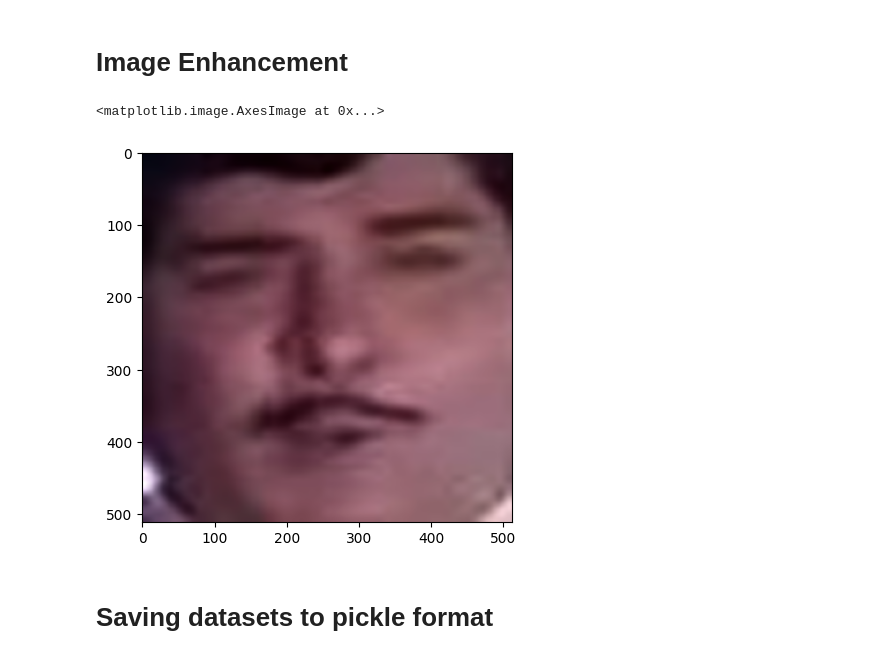
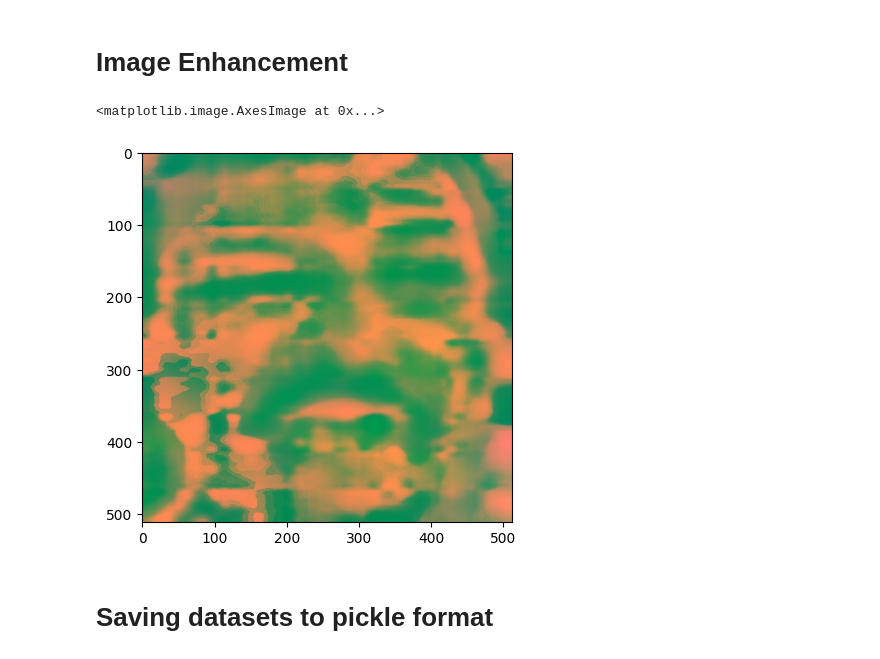
Before and after one commit to LovePelmeni/Age-Face-Recognition-App, a Jupyter notebook: experiments/current_experiment/notebooks/preprocessing.ipynb, the cells around one changed output. Drawn from its saved outputs; the diff is of its cells as text; code cells hidden in the pictures.

```diff
--- a/experiments/current_experiment/notebooks/preprocessing.ipynb
+++ b/experiments/current_experiment/notebooks/preprocessing.ipynb
@@ -91,13 +91,16 @@ def to_png(img):
         print('sdffdss')
         raise RuntimeError('conversion failed')
 
-def to_rgb(img):
+def to_lab(img):
     file = Image.open(img)
     if numpy.array(file).shape[2] == 4:
-        file = cv2.cvtColor(numpy.array(file), cv2.COLOR_BGRA2BGR)
+        file = cv2.cvtColor(numpy.array(file), cv2.COLOR_BGRA2LAB)
+        file = Image.fromarray(file)
+    else:
+        file = cv2.cvtColor(numpy.array(file), cv2.COLOR_BGR2LAB)
         file = Image.fromarray(file)
     return to_png(file)
 
 imgs = train_info['image']
-train_info['image'] = imgs.apply(lambda img: to_rgb(img))
+train_info['image'] = imgs.apply(lambda img: to_lab(img))
 # %% [output]
@@ -146,9 +149,10 @@ def estimate_noise_level(image: numpy.ndarray, window_size: int = 30):
     Returns:
         - mean std of the image
     """
-    if not image.shape[2] == 1:
-        image = cv2.cvtColor(image, cv2.COLOR_BGR2GRAY)
-    std = cv2.blur(image**2, (window_size, window_size)) - cv2.blur(image, (window_size, window_size))**2
+    gray_image = cv2.split(image)[0]
+    std = cv2.blur(
+        gray_image**2, (window_size, window_size)) - cv2.blur(
+        gray_image, (window_size, window_size))**2
     std[std < 0] = 0
     std = numpy.sqrt(std)
     mean_std = numpy.mean(std)
@@ -267,10 +288,10 @@ for image in tqdm(train_dataset.images):
     idx = idx + 1
 # %%
 import matplotlib.pyplot as plt
-plt.imshow(train_dataset.images[211])
+plt.imshow(train_dataset.images[10])
 # %% [output]
 <matplotlib.image.AxesImage at 0x...>
-[figure, old version]
+[figure, new version]
 # %% [markdown]
 # Saving datasets to pickle format
 # %%
```
Also changed, not shown: parts of 3 cells of this notebook, 1 other file.
